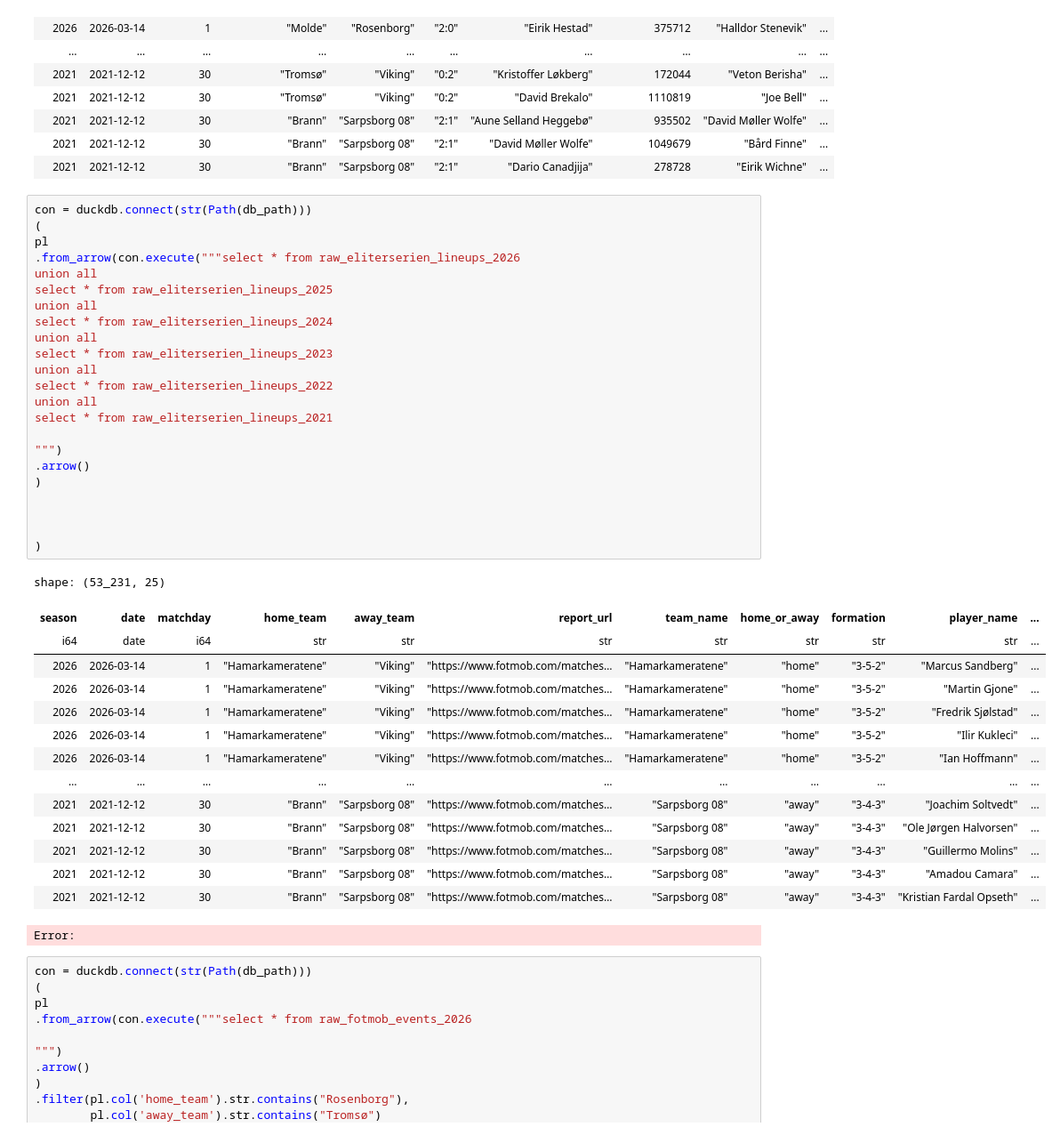
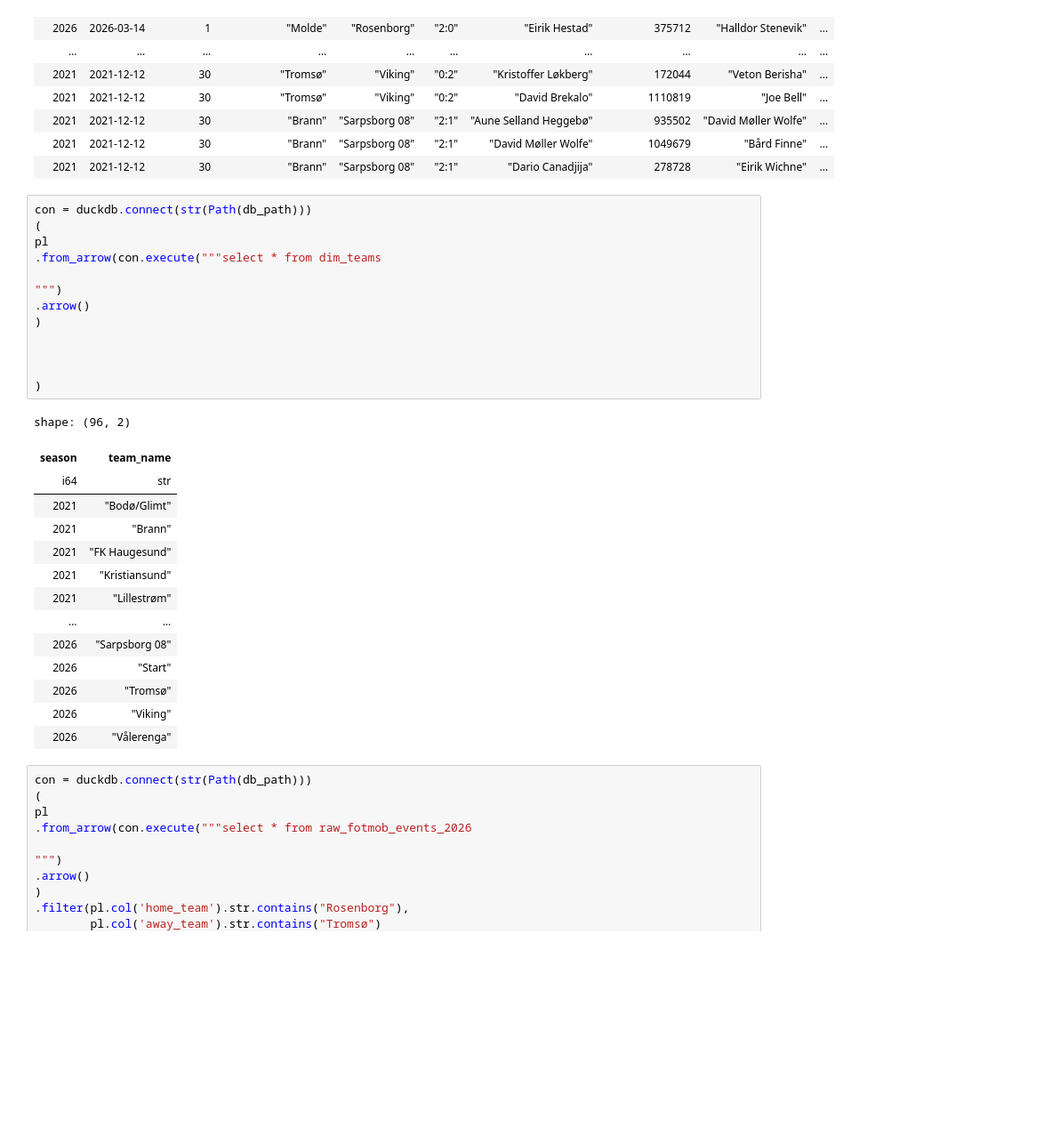
Before and after one commit to PolarsDude/brann_ticket_sales_forecasting, a Jupyter notebook: ingest_data.ipynb, the cells around one changed output. Shown at 89% size. Cells and saved outputs as stored; diff of their text form; blank space fills up the shorter version.

```diff
--- a/ingest_data.ipynb
+++ b/ingest_data.ipynb
@@ -366,42 +378,31 @@ shape: (4_238, 17)
 # %%
 con = duckdb.connect(str(Path(db_path)))
 (
 pl
-.from_arrow(con.execute("""select * from raw_eliterserien_lineups_2026
-union all
-select * from raw_eliterserien_lineups_2025
-union all
-select * from raw_eliterserien_lineups_2024
-union all
-select * from raw_eliterserien_lineups_2023
-union all
-select * from raw_eliterserien_lineups_2022
-union all
-select * from raw_eliterserien_lineups_2021
+.from_arrow(con.execute("""select * from dim_teams
 
 """)
 .arrow()
 )
 
 
 
 )
 # %% [output]
-shape: (53_231, 25)
+shape: (96, 2)
-| season | date | matchday | home_team | away_team | report_url | team_name | home_or_away | formation | player_name | ... |
-| i64 | date | i64 | str | str | str | str | str | str | str | ... |
-| 2026 | 2026-03-14 | 1 | "Hamarkameratene" | "Viking" | "https://www.fotmob.com/matches… | "Hamarkameratene" | "home" | "3-5-2" | "Marcus Sandberg" | ... |
-| 2026 | 2026-03-14 | 1 | "Hamarkameratene" | "Viking" | "https://www.fotmob.com/matches… | "Hamarkameratene" | "home" | "3-5-2" | "Martin Gjone" | ... |
-| 2026 | 2026-03-14 | 1 | "Hamarkameratene" | "Viking" | "https://www.fotmob.com/matches… | "Hamarkameratene" | "home" | "3-5-2" | "Fredrik Sjølstad" | ... |
-| 2026 | 2026-03-14 | 1 | "Hamarkameratene" | "Viking" | "https://www.fotmob.com/matches… | "Hamarkameratene" | "home" | "3-5-2" | "Ilir Kukleci" | ... |
-| 2026 | 2026-03-14 | 1 | "Hamarkameratene" | "Viking" | "https://www.fotmob.com/matches… | "Hamarkameratene" | "home" | "3-5-2" | "Ian Hoffmann" | ... |
-| … | … | … | … | … | … | … | … | … | … | ... |
-| 2021 | 2021-12-12 | 30 | "Brann" | "Sarpsborg 08" | "https://www.fotmob.com/matches… | "Sarpsborg 08" | "away" | "3-4-3" | "Joachim Soltvedt" | ... |
-| 2021 | 2021-12-12 | 30 | "Brann" | "Sarpsborg 08" | "https://www.fotmob.com/matches… | "Sarpsborg 08" | "away" | "3-4-3" | "Ole Jørgen Halvorsen" | ... |
-| 2021 | 2021-12-12 | 30 | "Brann" | "Sarpsborg 08" | "https://www.fotmob.com/matches… | "Sarpsborg 08" | "away" | "3-4-3" | "Guillermo Molins" | ... |
-| 2021 | 2021-12-12 | 30 | "Brann" | "Sarpsborg 08" | "https://www.fotmob.com/matches… | "Sarpsborg 08" | "away" | "3-4-3" | "Amadou Camara" | ... |
-| 2021 | 2021-12-12 | 30 | "Brann" | "Sarpsborg 08" | "https://www.fotmob.com/matches… | "Sarpsborg 08" | "away" | "3-4-3" | "Kristian Fardal Opseth" | ... |
+| season | team_name |
+| i64 | str |
+| 2021 | "Bodø/Glimt" |
+| 2021 | "Brann" |
+| 2021 | "FK Haugesund" |
+| 2021 | "Kristiansund" |
+| 2021 | "Lillestrøm" |
+| … | … |
+| 2026 | "Sarpsborg 08" |
+| 2026 | "Start" |
+| 2026 | "Tromsø" |
+| 2026 | "Viking" |
+| 2026 | "Vålerenga" |
-Error:
 # %%
 con = duckdb.connect(str(Path(db_path)))
 (
```
Also changed, not shown: parts of 3 cells of this notebook, 10 other files.
